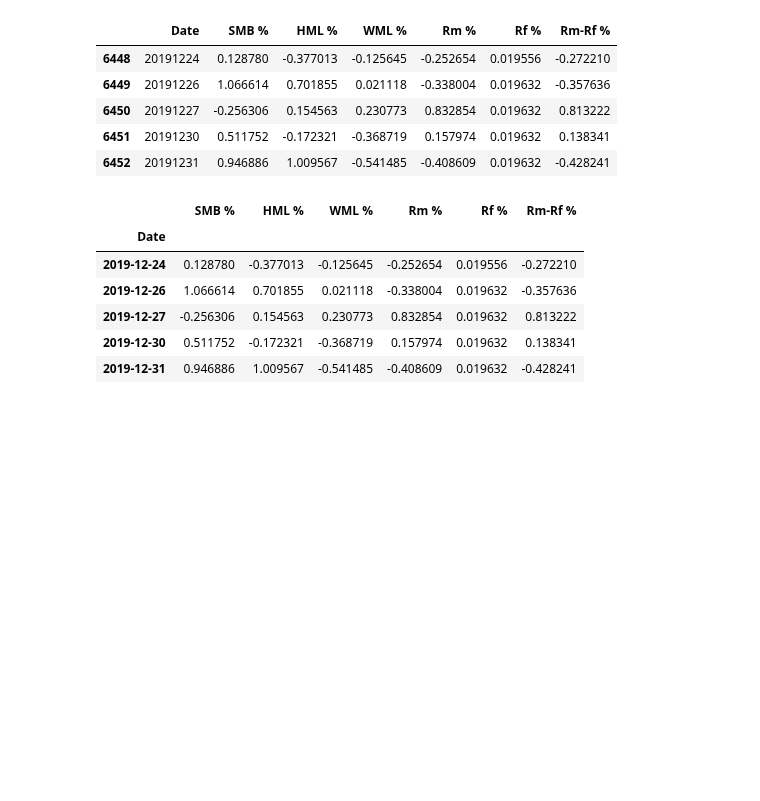
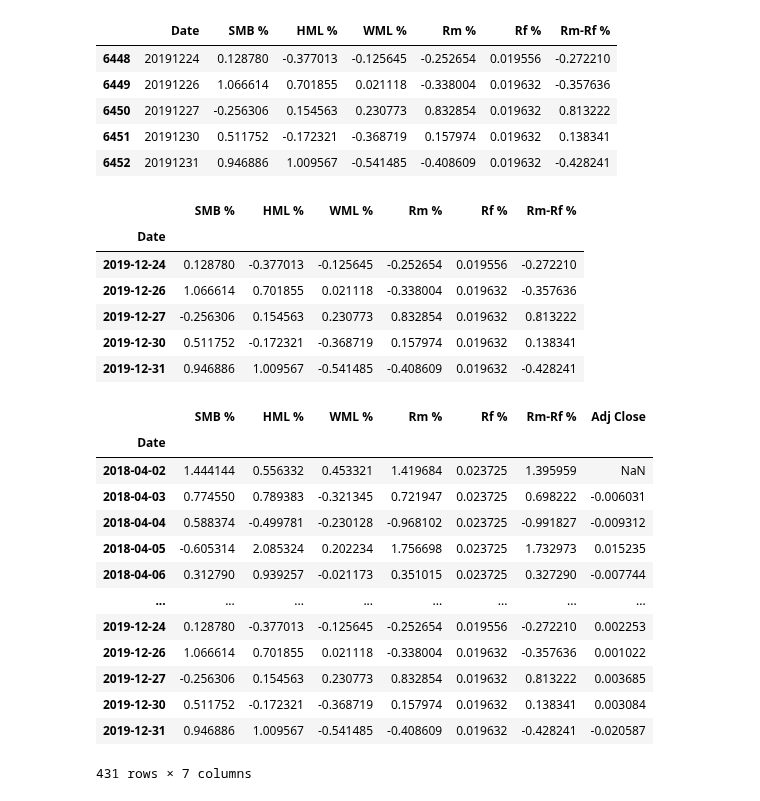
Before and after one commit to AMAYadav/PROJECTS-, a Jupyter notebook: factor_modelling.ipynb, the cells around one changed output. Drawn from its saved outputs; the diff is of its cells as text; code cells hidden in the pictures; blank space fills up the shorter version.

```diff
--- a/factor_modelling.ipynb
+++ b/factor_modelling.ipynb
@@ -95,3 +99,20 @@ file.tail()
 # %%
 file_1=file['20180401':'20211031']
 len(file_1)
+# %%
+file_1
+# %% [output]
+|  | SMB % | HML % | WML % | Rm % | Rf % | Rm-Rf % | Adj Close |
+| Date |  |  |  |  |  |  |  |
+| 2018-04-02 | 1.444144 | 0.556332 | 0.453321 | 1.419684 | 0.023725 | 1.395959 | NaN |
+| 2018-04-03 | 0.774550 | 0.789383 | -0.321345 | 0.721947 | 0.023725 | 0.698222 | -0.006031 |
+| 2018-04-04 | 0.588374 | -0.499781 | -0.230128 | -0.968102 | 0.023725 | -0.991827 | -0.009312 |
+| 2018-04-05 | -0.605314 | 2.085324 | 0.202234 | 1.756698 | 0.023725 | 1.732973 | 0.015235 |
+| 2018-04-06 | 0.312790 | 0.939257 | -0.021173 | 0.351015 | 0.023725 | 0.327290 | -0.007744 |
+| ... | ... | ... | ... | ... | ... | ... | ... |
+| 2019-12-24 | 0.128780 | -0.377013 | -0.125645 | -0.252654 | 0.019556 | -0.272210 | 0.002253 |
+| 2019-12-26 | 1.066614 | 0.701855 | 0.021118 | -0.338004 | 0.019632 | -0.357636 | 0.001022 |
+| 2019-12-27 | -0.256306 | 0.154563 | 0.230773 | 0.832854 | 0.019632 | 0.813222 | 0.003685 |
+| 2019-12-30 | 0.511752 | -0.172321 | -0.368719 | 0.157974 | 0.019632 | 0.138341 | 0.003084 |
+| 2019-12-31 | 0.946886 | 1.009567 | -0.541485 | -0.408609 | 0.019632 | -0.428241 | -0.020587 |
+431 rows × 7 columns
```
Also changed, not shown: parts of 3 cells of this notebook.
